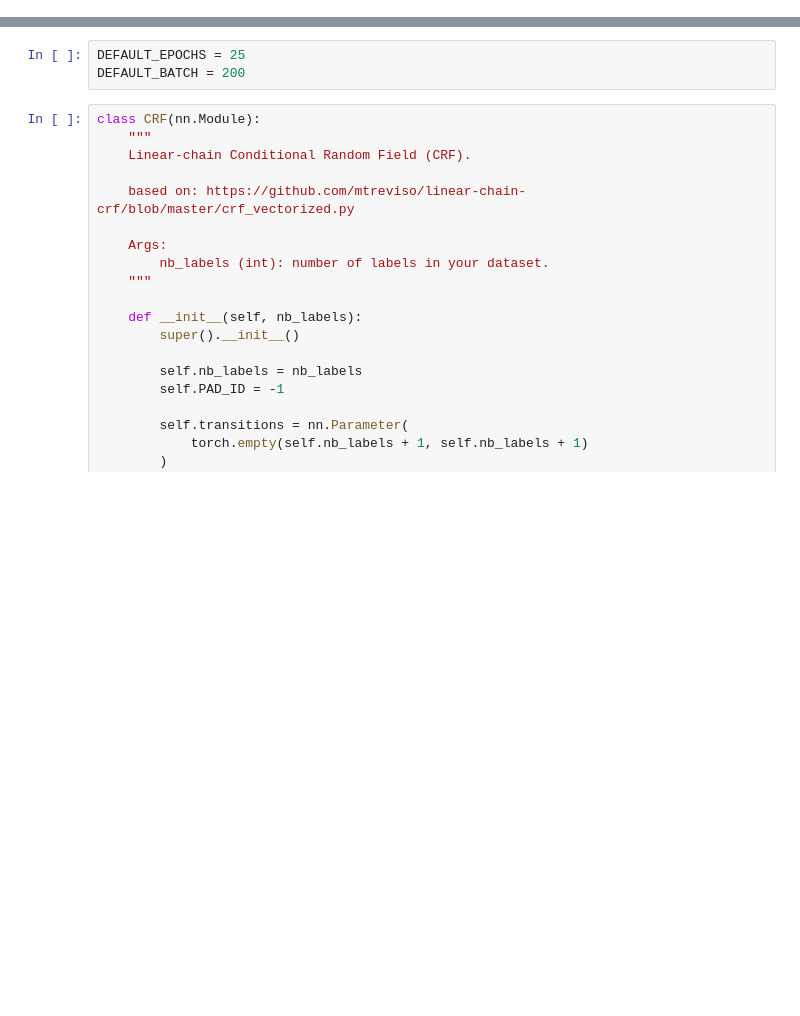
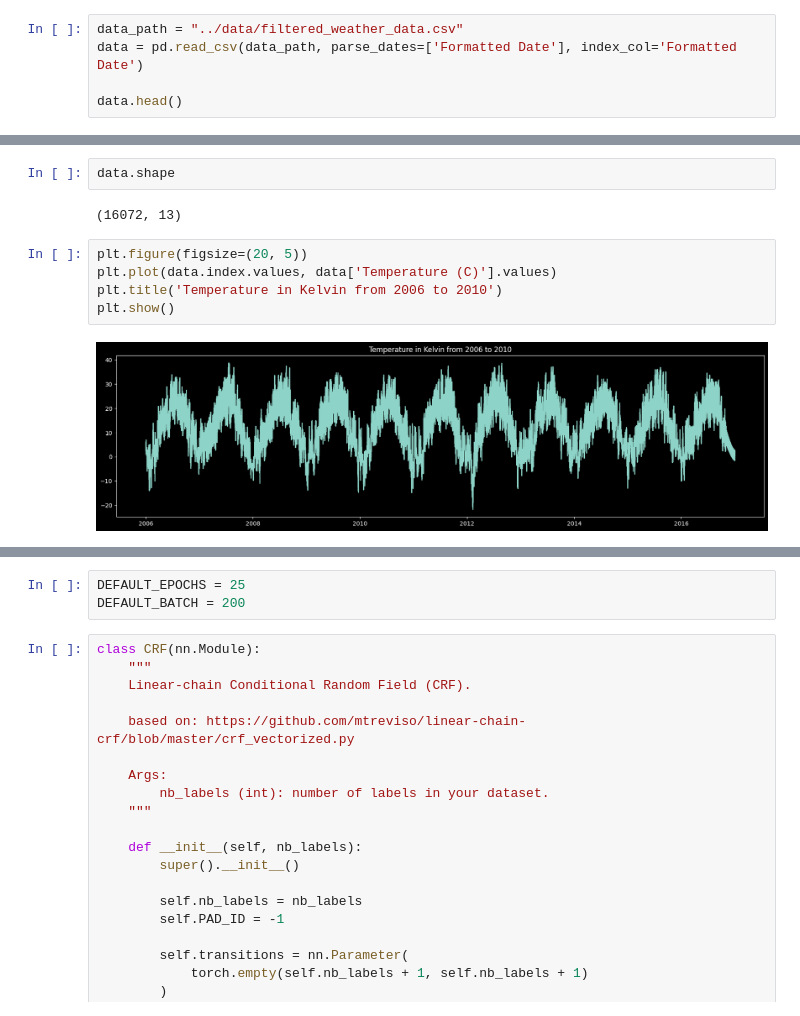
Before and after one commit to paltdariusz/pgm_project, a Jupyter notebook: CRF/CRF.ipynb, the cells around one changed output, grey strips where cells are left out. Saved outputs shown, nothing was run; the diff lists cells and outputs as text; blank space fills up the shorter version.

```diff
--- a/CRF/CRF.ipynb
+++ b/CRF/CRF.ipynb
@@ -31,0 +14,5 @@ df.head()
+# %%
+data_path = "../data/filtered_weather_data.csv"
+data = pd.read_csv(data_path, parse_dates=['Formatted Date'], index_col='Formatted Date')
+
+data.head()
@@ -31,0 +27,11 @@ df.head()
+# %%
+data.shape
+# %% [output]
+(16072, 13)
+# %%
+plt.figure(figsize=(20, 5))
+plt.plot(data.index.values, data['Temperature (C)'].values)
+plt.title('Temperature in Kelvin from 2006 to 2010')
+plt.show()
+# %% [output]
+[figure, added]
```
Also changed, not shown: parts of 28 cells of this notebook, 3 other files.
